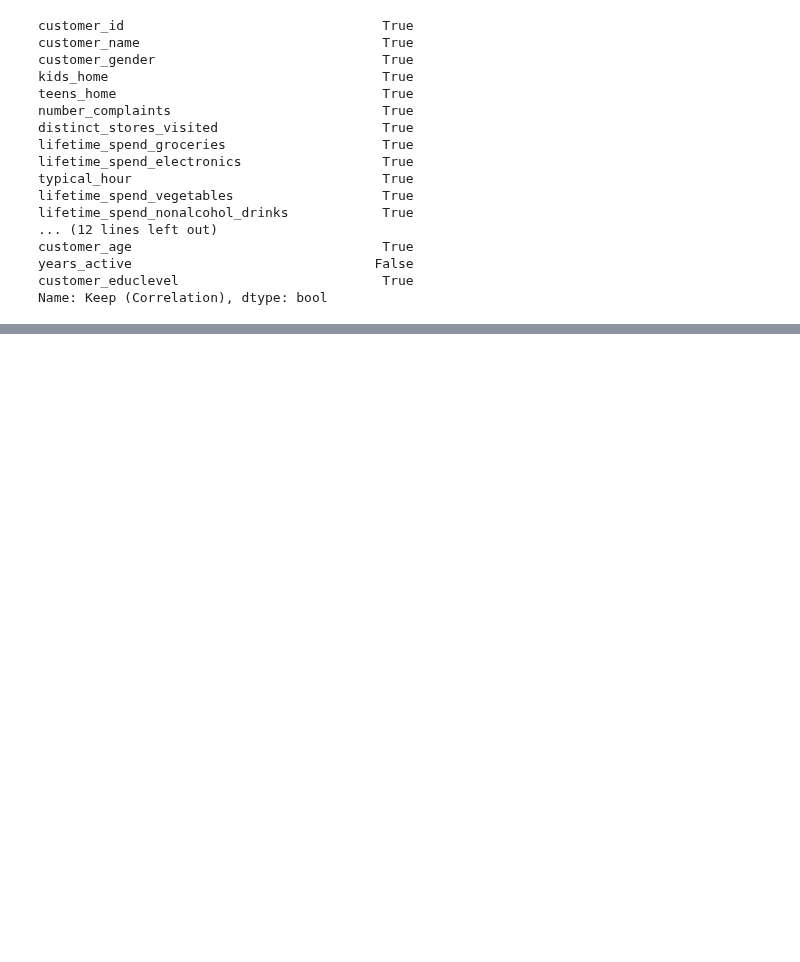
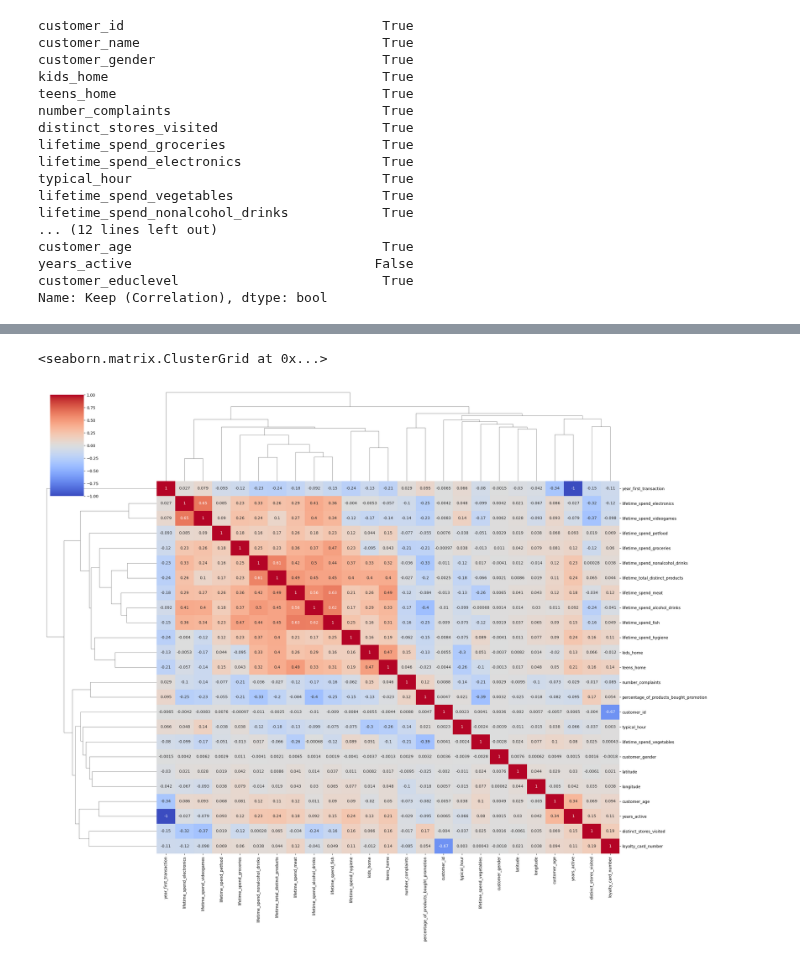
Before and after one commit to Constmsa/ml2.project, a Jupyter notebook: correlation_matrix.ipynb, the cells around one changed output, grey strips where cells are left out. Cells and saved outputs as stored; diff of their text form; code cells hidden in the pictures; blank space fills up the shorter version.

Commit message:
correlation matrix

```diff
--- a/correlation_matrix.ipynb
+++ b/correlation_matrix.ipynb
@@ -42,3 +42,9 @@ df.corr(numeric_only=True).style.background_gradient(cmap='coolwarm')
 | longitude | 0.005667 | 0.000624 | 0.014205 | 0.048085 | -0.101557 | 0.035148 | ... |
 | customer_age | -0.005673 | 0.004943 | -0.020390 | 0.050312 | -0.073334 | 0.068770 | ... |
 | years_active | 0.006521 | 0.001544 | 0.129795 | 0.210959 | -0.029099 | 0.152849 | ... |
+# %%
+import seaborn as sns
+sns.clustermap(df.corr(), cmap='coolwarm', annot=True, figsize=(24,20))
+# %% [output]
+<seaborn.matrix.ClusterGrid at 0x...>
+[figure, added]
```
